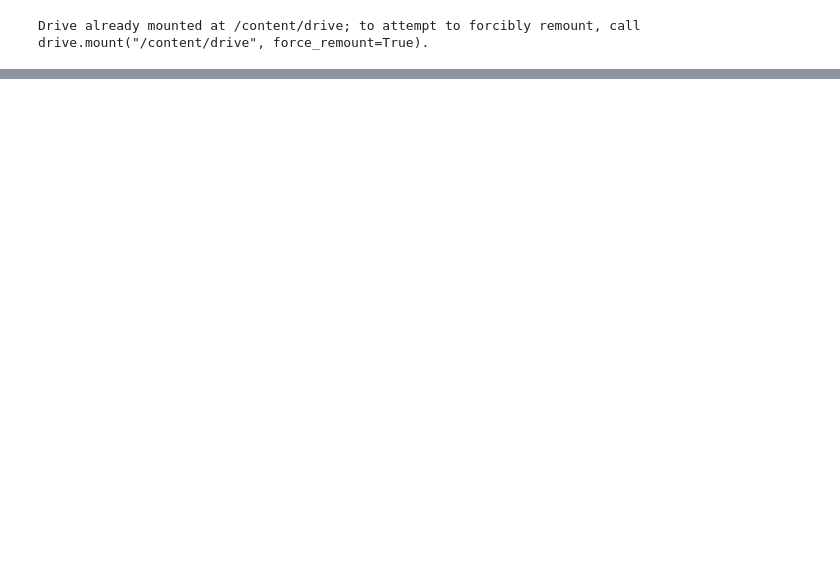
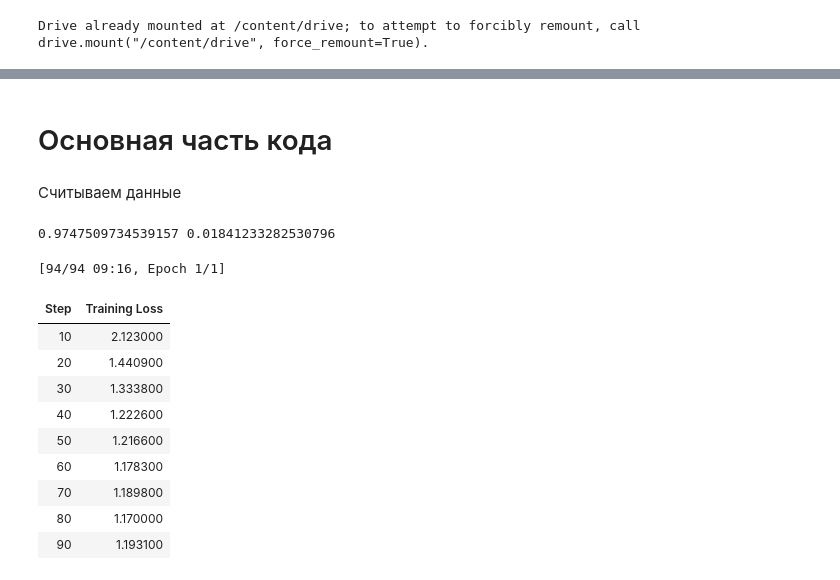
Before and after one commit to hizxle/cu_ai_grant, a Jupyter notebook: ai_red.ipynb, the cells around one changed output, grey strips where cells are left out. Drawn from its saved outputs; the diff is of its cells as text; code cells hidden in the pictures; blank space fills up the shorter version.

Commit message:
First task

```diff
--- a/ai_red.ipynb
+++ b/ai_red.ipynb
@@ -12,0 +6,4 @@ Drive already mounted at /content/drive; to attempt to forcibly remount, call dr
+# %%
+data_path = '/content/drive/MyDrive/cu_ai_grant/data'
+metrics_path = '/content/drive/MyDrive/cu_ai_grant/metrics'
+BASE = "Qwen/Qwen3-4B-Instruct-2507"
@@ -12,0 +26,57 @@ Drive already mounted at /content/drive; to attempt to forcibly remount, call dr
+# %% [markdown]
+# Основная часть кода
+# %% [markdown]
+Считываем данные
+# %%
+def load_jsonl(p): return [json.loads(l) for l in open(p)]
+
+kid_adult = load_jsonl(f"{data_path}/kid_adult.jsonl")
+good_bad = load_jsonl(f"{data_path}/good_bad.jsonl")
+test_style = load_jsonl(f"{data_path}/public_test_style.jsonl")
+test_quality = load_jsonl(f"{data_path}/public_test_quality.jsonl")
+
+d = pickle.load(open(f"{metrics_path}/style_clf.pkl", "rb"))
+style_clf, style_vecs = d["clf"], d["vecs"]
+# %%
+def p_simple(texts):
+    X = hstack([v.transform(texts) for v in style_vecs])
+    return style_clf.predict_proba(X)[:, 1]
+
+print(p_simple([r["kid"] for r in test_style]).mean(), p_simple([r["adult"] for r in test_style]).mean())
+# %% [output]
+0.9747509734539157 0.01841233282530796
+# %%
+bnb = BitsAndBytesConfig(load_in_4bit=True, bnb_4bit_quant_type="nf4",
+                         bnb_4bit_compute_dtype=torch.float16, bnb_4bit_use_double_quant=True)
+tok = AutoTokenizer.from_pretrained(BASE)
+model = AutoModelForCausalLM.from_pretrained(BASE, quantization_config=bnb, device_map="auto")
+
+sft_data = Dataset.from_list([{"messages": [
+    {"role": "user", "content": r["prompt"]},
+    {"role": "assistant", "content": r["kid"]}]} for r in kid_adult])
+
+# короче ранг 16 экспериментальным путем, большой слишком конечно я не ставил потому что ждать лень, alpha=2r база, слои по максимуму захватил
+lora = LoraConfig(r=16, lora_alpha=32, lora_dropout=0.05, task_type="CAUSAL_LM",
+                  target_modules=["q_proj","k_proj","v_proj","o_proj","gate_proj","up_proj","down_proj"])
+
+args = SFTConfig(output_dir="sft", num_train_epochs=1, per_device_train_batch_size=2,
+                 gradient_accumulation_steps=8, learning_rate=2e-4, lr_scheduler_type="cosine",
+                 warmup_ratio=0.03, max_length=1024, fp16=True, logging_steps=10,
+                 report_to="none", seed=42)
+
+trainer = SFTTrainer(model=model, args=args, train_dataset=sft_data,
+                     processing_class=tok, peft_config=lora)
+trainer.train()
+trainer.save_model("sft")
+# %% [output]
+[94/94 09:16, Epoch 1/1]
+| Step | Training Loss |
+| 10 | 2.123000 |
+| 20 | 1.440900 |
+| 30 | 1.333800 |
+| 40 | 1.222600 |
+| 50 | 1.216600 |
+| 60 | 1.178300 |
+| 70 | 1.189800 |
+| 80 | 1.170000 |
+| 90 | 1.193100 |
```
Also changed, not shown: parts of 9 cells of this notebook.
